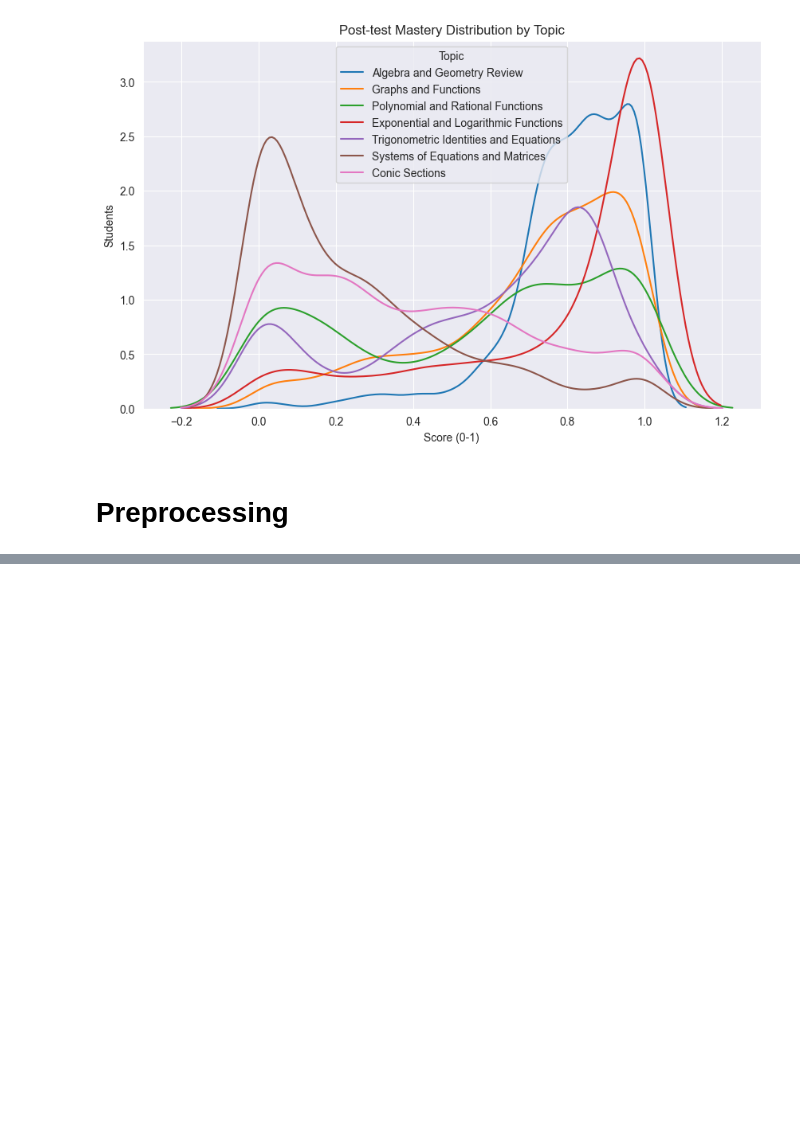
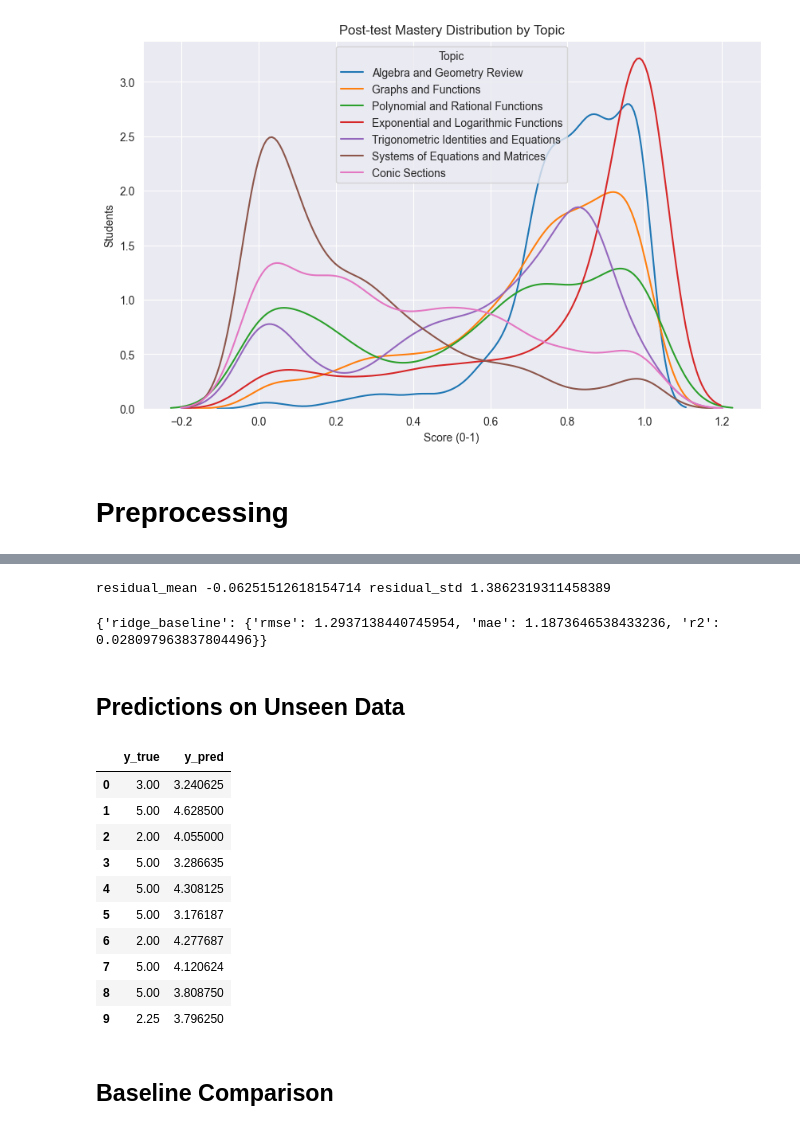
Before and after one commit to KaiserLycan/DSS-Project, a Jupyter notebook: Aleks + Calculus (Group 7).ipynb, the cells around one changed output, grey strips where cells are left out. Saved outputs shown, nothing was run; the diff lists cells and outputs as text; code cells hidden in the pictures; blank space fills up the shorter version.

Commit message:
jqn - model evaluation

```diff
--- a/Aleks + Calculus (Group 7).ipynb
+++ b/Aleks + Calculus (Group 7).ipynb
@@ -728,0 +790,70 @@ print('Number of output features:', len(feature_names))
+# %%
+# preprocessing: scale numeric columns
+from sklearn.preprocessing import StandardScaler
+from sklearn.compose import ColumnTransformer
+
+num_cols = X_train.select_dtypes(include=['number']).columns.tolist()
+preprocess = ColumnTransformer(
+    transformers=[('num', StandardScaler(), num_cols)],
+    remainder='drop'
+)
+# %%
+# model pipeline (RandomForestRegressor), fit, predict
+from sklearn.pipeline import Pipeline
+from sklearn.ensemble import RandomForestRegressor
+
+pipe = Pipeline([
+    ("prep", preprocess),
+    ("model", RandomForestRegressor(
+        n_estimators=400,
+        random_state=42,
+        n_jobs=-1
+    ))
+])
+
+pipe.fit(X_train, y_train)
+y_pred = pipe.predict(X_test)
+# %%
+# metrics (RMSE, MAE, R2) // manual RMSE for older sklearn
+import numpy as np
+from sklearn.metrics import mean_absolute_error, mean_squared_error, r2_score
+
+mse  = mean_squared_error(y_test, y_pred)
+rmse = float(np.sqrt(mse))
+mae  = mean_absolute_error(y_test, y_pred)
+r2   = r2_score(y_test, y_pred)
+
+print({"rmse": rmse, "mae": mae, "r2": r2})
+# %% [output]
+residual_mean -0.06251512618154714 residual_std 1.3862319311458389
+# %%
+# residual summary (sanity check)
+res = y_test.values - y_pred
+print({"residual_mean": float(np.mean(res)), "residual_std": float(np.std(res))})
+# %% [output]
+{'ridge_baseline': {'rmse': 1.2937138440745954, 'mae': 1.1873646538433236, 'r2': 0.028097963837804496}}
+# %% [markdown]
+## Predictions on Unseen Data
+# %%
+# show first few predictions vs truth
+import pandas as pd
+
+pred_view = pd.DataFrame({
+    "y_true": y_test.values,
+    "y_pred": y_pred
+})
+pred_view.head(10)
+# %% [output]
+|  | y_true | y_pred |
+| 0 | 3.00 | 3.240625 |
+| 1 | 5.00 | 4.628500 |
+| 2 | 2.00 | 4.055000 |
+| 3 | 5.00 | 3.286635 |
+| 4 | 5.00 | 4.308125 |
+| 5 | 5.00 | 3.176187 |
+| 6 | 2.00 | 4.277687 |
+| 7 | 5.00 | 4.120624 |
+| 8 | 5.00 | 3.808750 |
+| 9 | 2.25 | 3.796250 |
+# %% [markdown]
+## Baseline Comparison
```
Also changed, not shown: parts of 15 cells of this notebook.
